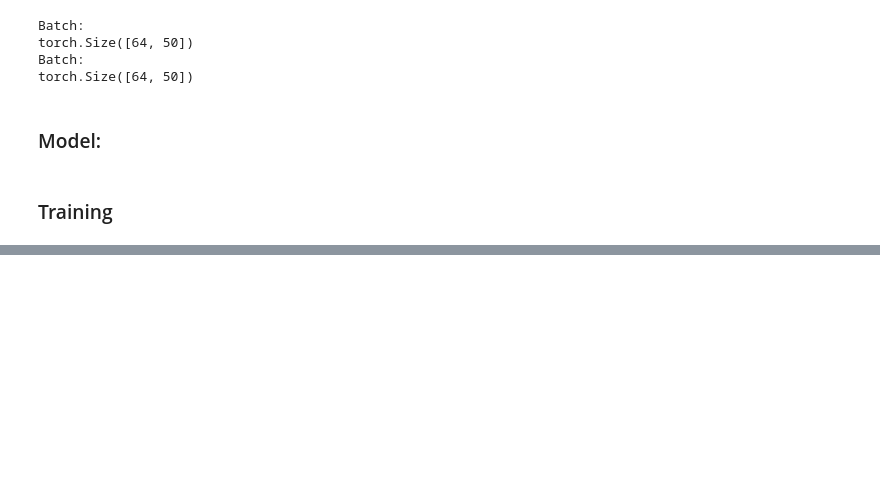
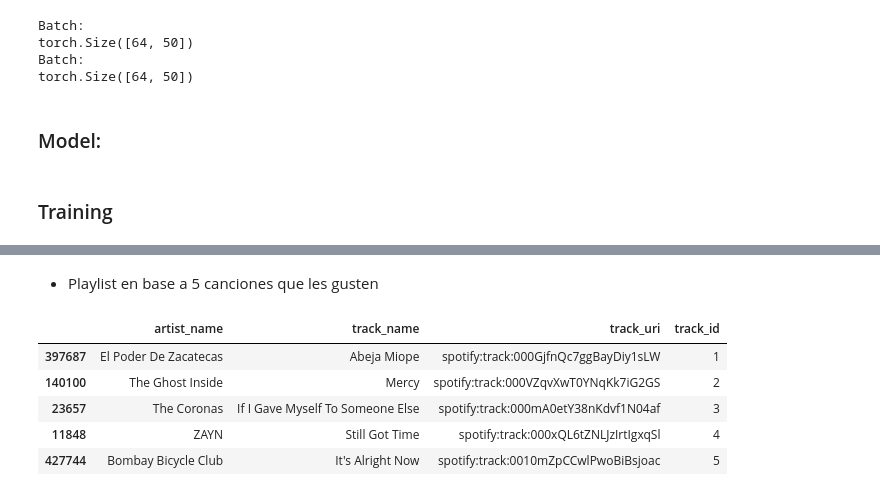
Before and after one commit to JavoAlejandro/Spotify_million_proj, a Jupyter notebook: transformers.ipynb, the cells around one changed output, grey strips where cells are left out. Saved outputs shown, nothing was run; the diff lists cells and outputs as text; code cells hidden in the pictures; blank space fills up the shorter version.

```diff
--- a/transformers.ipynb
+++ b/transformers.ipynb
@@ -682,0 +676,12 @@ len(user_ids)
+# %% [markdown]
+- Playlist en base a 5 canciones que les gusten
+# %%
+pares = expanded_tracks_df[["artist_name","track_name","track_uri","track_id"]].drop_duplicates().sort_values("track_id")
+pares.head()
+# %% [output]
+|  | artist_name | track_name | track_uri | track_id |
+| 397687 | El Poder De Zacatecas | Abeja Miope | spotify:track:000GjfnQc7ggBayDiy1sLW | 1 |
+| 140100 | The Ghost Inside | Mercy | spotify:track:000VZqvXwT0YNqKk7iG2GS | 2 |
+| 23657 | The Coronas | If I Gave Myself To Someone Else | spotify:track:000mA0etY38nKdvf1N04af | 3 |
+| 11848 | ZAYN | Still Got Time | spotify:track:000xQL6tZNLJzIrtIgxqSl | 4 |
+| 427744 | Bombay Bicycle Club | It's Alright Now | spotify:track:0010mZpCCwlPwoBiBsjoac | 5 |
```
Also changed, not shown: parts of 12 cells of this notebook.
